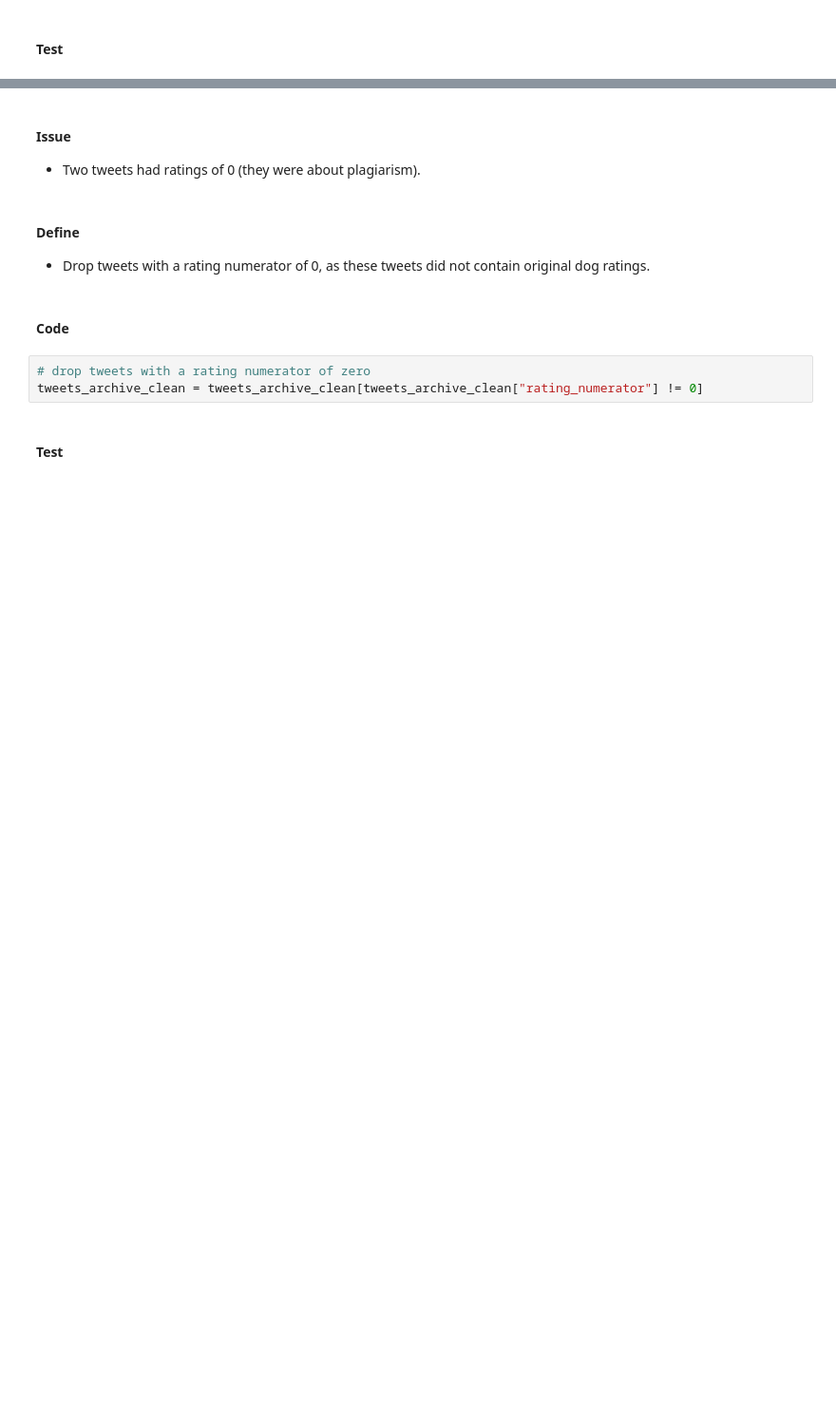
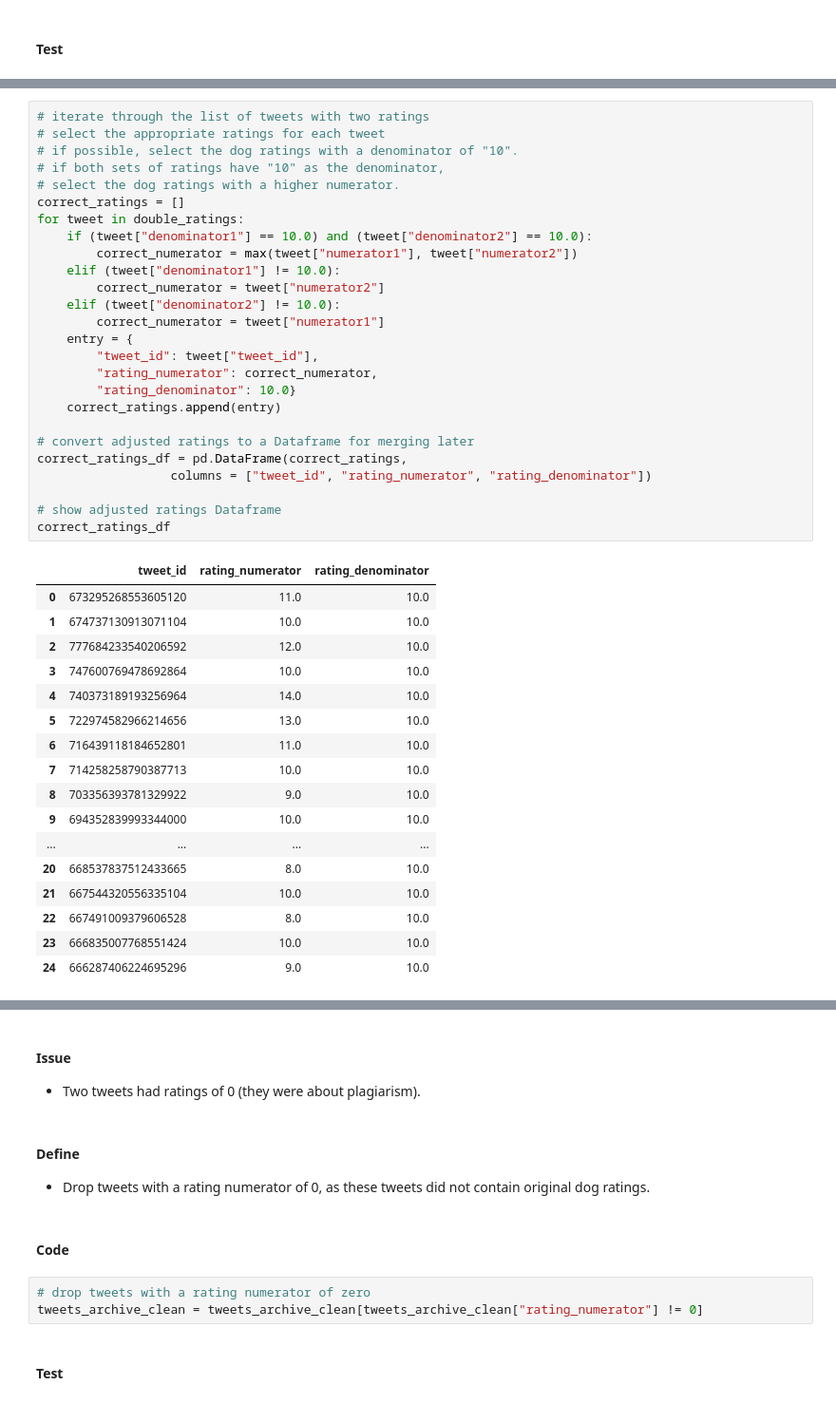
Before and after one commit to GeorgeJJW/dand_wrangle, a Jupyter notebook: wrangle_act.ipynb, the cells around one changed output, grey strips where cells are left out. Shown: that part at 95% size. Saved outputs shown, nothing was run; the diff lists cells and outputs as text; blank space fills up the shorter version.

```diff
--- a/wrangle_act.ipynb
+++ b/wrangle_act.ipynb
@@ -745,0 +750,44 @@ memory usage: 143.2+ KB
+# %%
+# iterate through the list of tweets with two ratings
+# select the appropriate ratings for each tweet
+# if possible, select the dog ratings with a denominator of "10".
+# if both sets of ratings have "10" as the denominator,
+# select the dog ratings with a higher numerator.
+correct_ratings = []
+for tweet in double_ratings:
+    if (tweet["denominator1"] == 10.0) and (tweet["denominator2"] == 10.0):
+        correct_numerator = max(tweet["numerator1"], tweet["numerator2"])
+    elif (tweet["denominator1"] != 10.0):
+        correct_numerator = tweet["numerator2"]
+    elif (tweet["denominator2"] != 10.0):
+        correct_numerator = tweet["numerator1"]
+    entry = {
+        "tweet_id": tweet["tweet_id"],
+        "rating_numerator": correct_numerator,
+        "rating_denominator": 10.0}
+    correct_ratings.append(entry)
+
+# convert adjusted ratings to a Dataframe for merging later
+correct_ratings_df = pd.DataFrame(correct_ratings,
+                  columns = ["tweet_id", "rating_numerator", "rating_denominator"])
+
+# show adjusted ratings Dataframe
+correct_ratings_df
+# %% [output]
+|  | tweet_id | rating_numerator | rating_denominator |
+| 0 | 673295268553605120 | 11.0 | 10.0 |
+| 1 | 674737130913071104 | 10.0 | 10.0 |
+| 2 | 777684233540206592 | 12.0 | 10.0 |
+| 3 | 747600769478692864 | 10.0 | 10.0 |
+| 4 | 740373189193256964 | 14.0 | 10.0 |
+| 5 | 722974582966214656 | 13.0 | 10.0 |
+| 6 | 716439118184652801 | 11.0 | 10.0 |
+| 7 | 714258258790387713 | 10.0 | 10.0 |
+| 8 | 703356393781329922 | 9.0 | 10.0 |
+| 9 | 694352839993344000 | 10.0 | 10.0 |
+| ... | ... | ... | ... |
+| 20 | 668537837512433665 | 8.0 | 10.0 |
+| 21 | 667544320556335104 | 10.0 | 10.0 |
+| 22 | 667491009379606528 | 8.0 | 10.0 |
+| 23 | 666835007768551424 | 10.0 | 10.0 |
+| 24 | 666287406224695296 | 9.0 | 10.0 |
```
Also changed, not shown: parts of 35 cells of this notebook, 2 other files.
